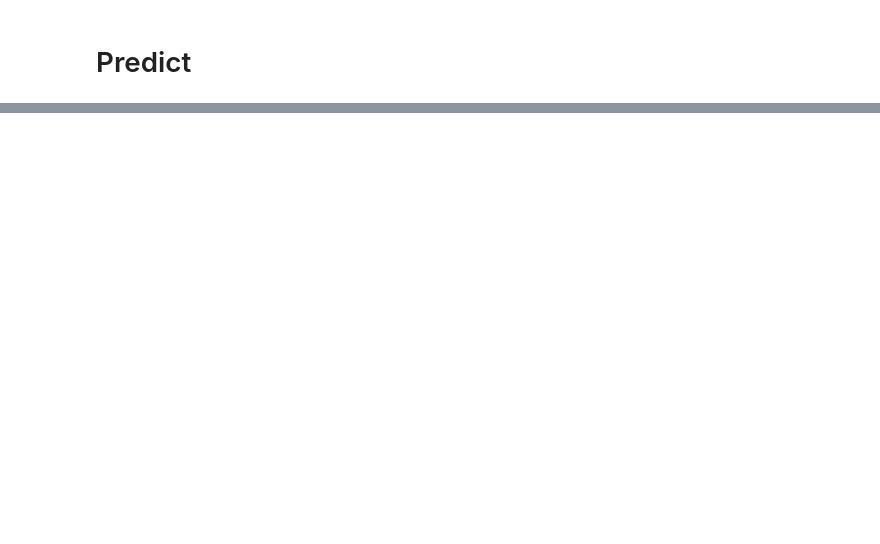
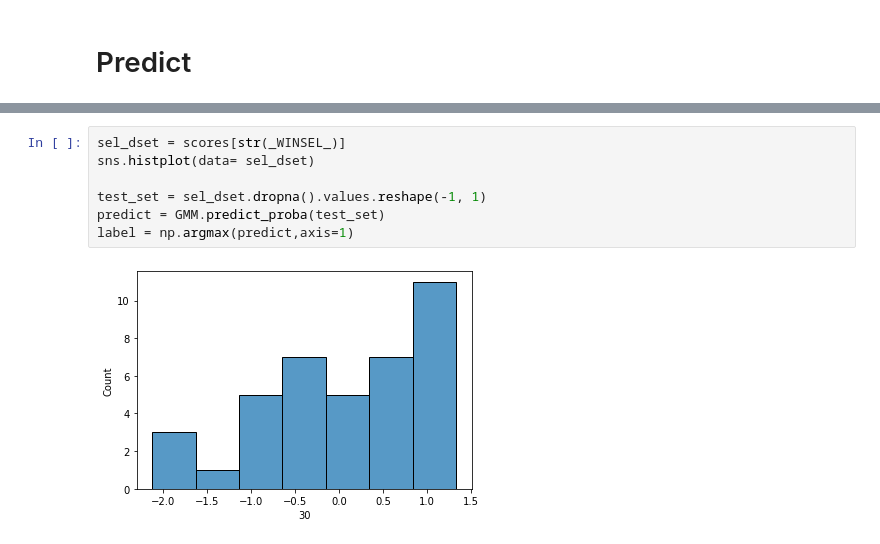
Before and after one commit to pathces-gone/study-python-stock, a Jupyter notebook: AssetAllocationV2/scartch-fred.ipynb, the cells around one changed output, grey strips where cells are left out. Cells and saved outputs as stored; diff of their text form; blank space fills up the shorter version.

```diff
--- a/AssetAllocationV2/scartch-fred.ipynb
+++ b/AssetAllocationV2/scartch-fred.ipynb
@@ -151,0 +162,9 @@ array([0, 1, 1, 1, 1, 1, 1, 0, 1, 1, 1, 1, 1, 1, 0, 1, 0, 1, 0, 1, 0, 0,
+# %%
+sel_dset = scores[str(_WINSEL_)]
+sns.histplot(data= sel_dset)
+
+test_set = sel_dset.dropna().values.reshape(-1, 1)
+predict = GMM.predict_proba(test_set)
+label = np.argmax(predict,axis=1)
+# %% [output]
+[figure, added]
```
Also changed, not shown: parts of 16 cells of this notebook.
